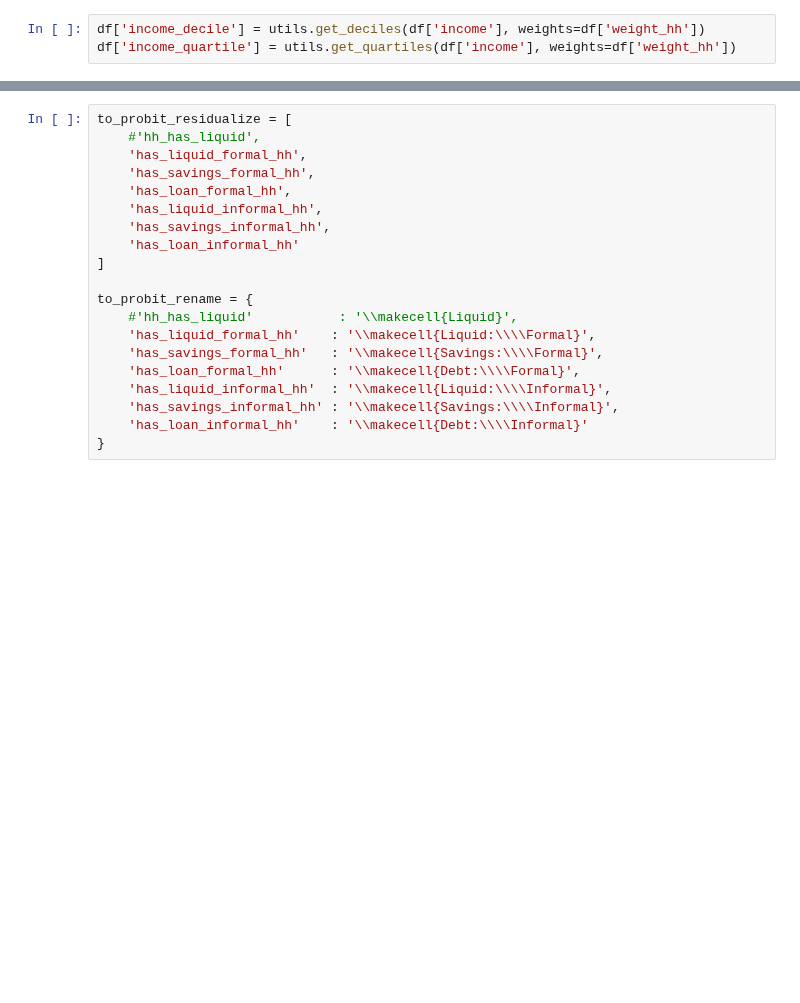
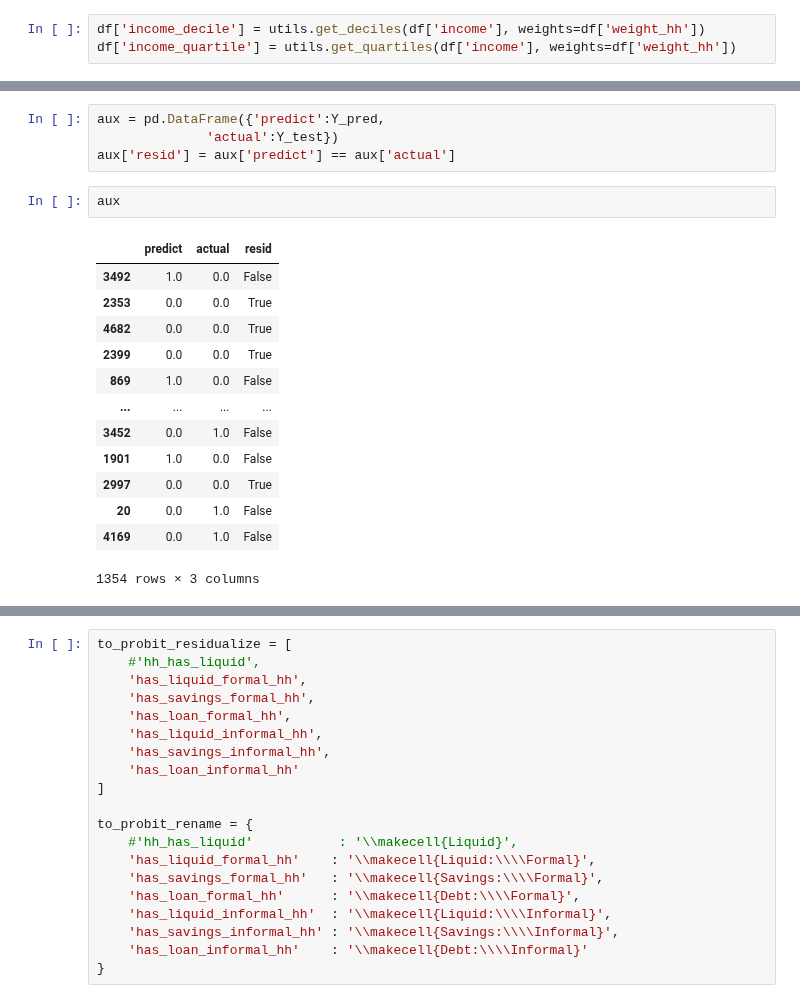
Before and after one commit to mjv2146/access-to-financial-markets, a Jupyter notebook: notebooks2/2005/03_assets_by_income_decile.ipynb, the cells around one changed output, grey strips where cells are left out. Saved outputs shown, nothing was run; the diff lists cells and outputs as text; blank space fills up the shorter version.

```diff
--- a/notebooks2/2005/03_assets_by_income_decile.ipynb
+++ b/notebooks2/2005/03_assets_by_income_decile.ipynb
@@ -70,0 +155,20 @@ array([[1.06662566]])
+# %%
+aux = pd.DataFrame({'predict':Y_pred,
+              'actual':Y_test})
+aux['resid'] = aux['predict'] == aux['actual']
+# %%
+aux
+# %% [output]
+|  | predict | actual | resid |
+| 3492 | 1.0 | 0.0 | False |
+| 2353 | 0.0 | 0.0 | True |
+| 4682 | 0.0 | 0.0 | True |
+| 2399 | 0.0 | 0.0 | True |
+| 869 | 1.0 | 0.0 | False |
+| ... | ... | ... | ... |
+| 3452 | 0.0 | 1.0 | False |
+| 1901 | 1.0 | 0.0 | False |
+| 2997 | 0.0 | 0.0 | True |
+| 20 | 0.0 | 1.0 | False |
+| 4169 | 0.0 | 1.0 | False |
+1354 rows × 3 columns
```
Also changed, not shown: parts of 28 cells of this notebook, 2 other files.
